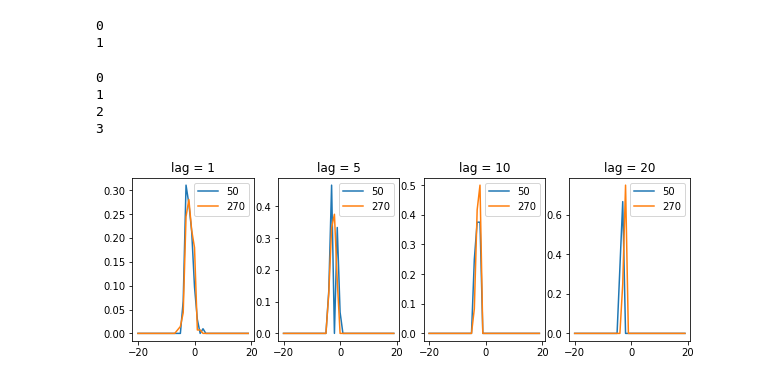
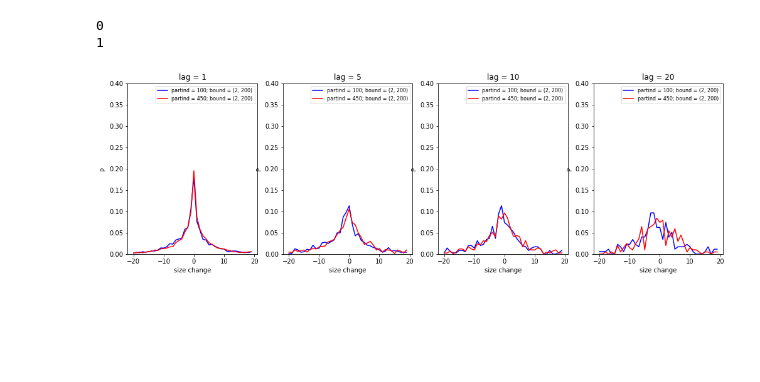
Before and after one commit to C0lddoge/bachelor_new, a Jupyter notebook: md/ring_polymers/change_dist_notebook.ipynb, the cells around one changed output. Saved outputs shown, nothing was run; the diff lists cells and outputs as text; code cells hidden in the pictures; blank space fills up the shorter version.

```diff
--- a/md/ring_polymers/change_dist_notebook.ipynb
+++ b/md/ring_polymers/change_dist_notebook.ipynb
@@ -10,31 +13,31 @@ adj_mat = cm.dyn_graph_ser(frames,r_c)
 # %% [output]
 6001 frames with 0.2 discard and 1 stride gives back 4801 frames
 # %%
-part_inds=[50,270]
+part_inds=[100,450]
 binsies = np.arange(-20,21)
 lags = [1,5,10,20]
-s = 4
-res_tot= np.zeros((len(lags),len(binsies[:-1]),len(part_inds)))
+bounds = [(2,200)]
+res_tot= np.zeros((len(lags),len(binsies[:-1]),len(part_inds),len(bounds)))
 # %%
 for partind,k in enumerate(part_inds):
     times,res,comps = cm.part_clustser(adj_mat,k)
     N = len(comps)
     print(partind)
     for lind,lag in enumerate(lags):
-        to_hist = []
-        #sampled_inds = []
-        norm = 0
-        for i in range(0,N-lag,lag):
+        for bind,bound in enumerate(bounds):
+            to_hist = []
+            norm = 0
+            for i in range(0,N-lag,lag):
             #ind = np.random.randint(0,N-lag)
             #if not np.any(np.array(sampled_inds) == ind):
-            clust0 = comps[i]
-            clust1 = comps[i+lag]
+                clust0 = comps[i]
+                clust1 = comps[i+lag]
             #if len(clust0)>1:
-            if len(clust0)>(s-1):
-                to_hist.append(len(clust1)-len(clust0))
-        hist,bins_ = np.histogram(to_hist,bins=binsies,density=True)
+                if len(clust0)>=bound[0] and len(clust0)<=bound[1]:
+                    to_hist.append(len(clust1)-len(clust0))
+            hist,bins_ = np.histogram(to_hist,bins=binsies,density=True)
 
-        res_tot[lind,:,partind] = hist
+            res_tot[lind,:,partind,bind] = hist
 #plt.ylabel('occurences')
 #plt.xticks(binsies)
 #plt.plot(lags,0.57*,color = 'black')
@@ -45,19 +48,21 @@ for partind,k in enumerate(part_inds):
 0
 1
 # %%
-colors = {150:'blue',350:'red'}
-fig,axs = plt.subplots(1,len(lags), figsize = (10,3))
+colors = {part_inds[0]:'blue',part_inds[1]:'red'}
+#linestyles = {bounds[0]:'solid',bounds[1]:'dashed'}
+linestyles = {bounds[0]:'solid'}
+fig,axs = plt.subplots(1,len(lags))
 for lind,l in enumerate(lags):
-    print(lind)
     for partind,part in enumerate(part_inds):
-        axs[lind].plot(binsies[:-1],res_tot[lind,:,partind],label = part)
-        axs[lind].set_title(f'lag = {l}')
-        axs[lind].legend()
+        for bind,bound in enumerate(bounds):
+            axs[lind].plot(binsies[:-1],res_tot[lind,:,partind,bind],label = f'partind = {part}; bound = {bound}',color = colors[part],linestyle = linestyles[bound],linewidth = 1.5)
+            axs[lind].set_title(f'lag = {l}')
+            axs[lind].legend(fontsize = 8)
+            axs[lind].set_xlabel('size change')
+            axs[lind].set_ylabel('P')
+            axs[lind].set_ylim(0.0,0.4)
 plt.show()
+#fig.savefig(f'./meeting_7.9/change_dist_L{L}.pdf')
 # %% [output]
-0
-1
-2
-3
-[figure, old version]
+[figure, new version]
 # %%
```
Also changed, not shown: parts of 5 cells of this notebook, 22 other files.
